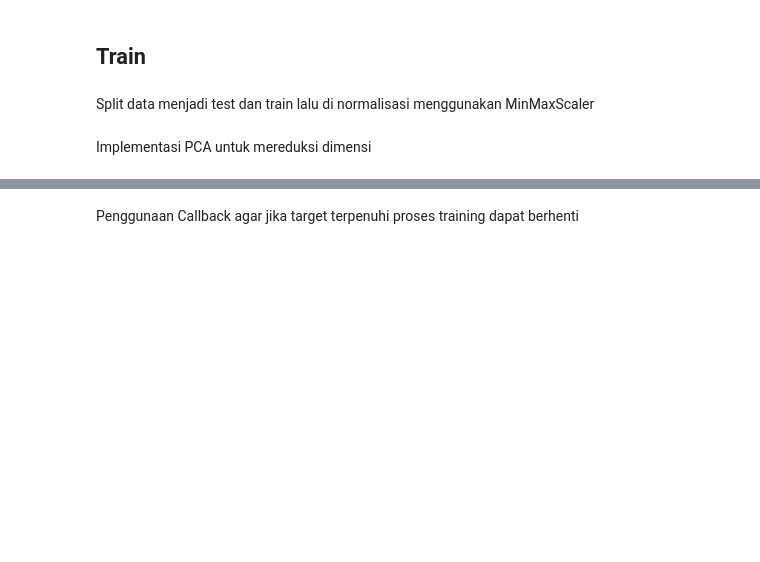
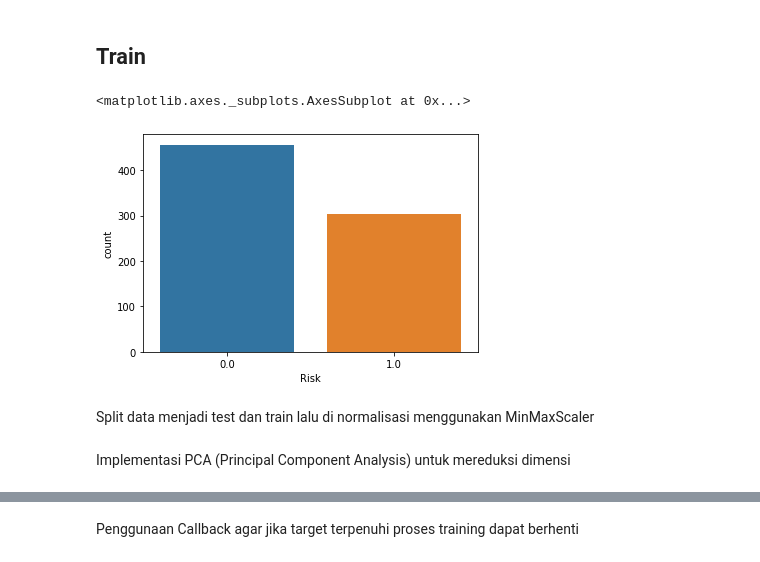
Before and after one commit to fadilmr/ML-CaseBased1, a Jupyter notebook: ML_CaseBased01.ipynb, the cells around one changed output, grey strips where cells are left out. Drawn from its saved outputs; the diff is of its cells as text; code cells hidden in the pictures; blank space fills up the shorter version.

```diff
--- a/ML_CaseBased01.ipynb
+++ b/ML_CaseBased01.ipynb
@@ -155,6 +155,11 @@ dtypes: float64(25)
 memory usage: 154.4 KB
 # %% [markdown]
 ## Train
+# %%
+sns.countplot(df['Risk'], label = "Count")
+# %% [output]
+<matplotlib.axes._subplots.AxesSubplot at 0x...>
+[figure, added]
 # %%
 data_df = df.drop(['Audit_Risk'], axis=1)
 x = data_df.drop(['Risk'], axis = 1)
@@ -172,5 +178,5 @@ x_test = scaler.fit_transform(x_test)
 # %% [markdown]
-Implementasi PCA untuk mereduksi dimensi
+Implementasi PCA (Principal Component Analysis) untuk mereduksi dimensi
 # %%
 from sklearn.decomposition import PCA
 
```
Also changed, not shown: parts of 15 cells of this notebook, 1 other file.
